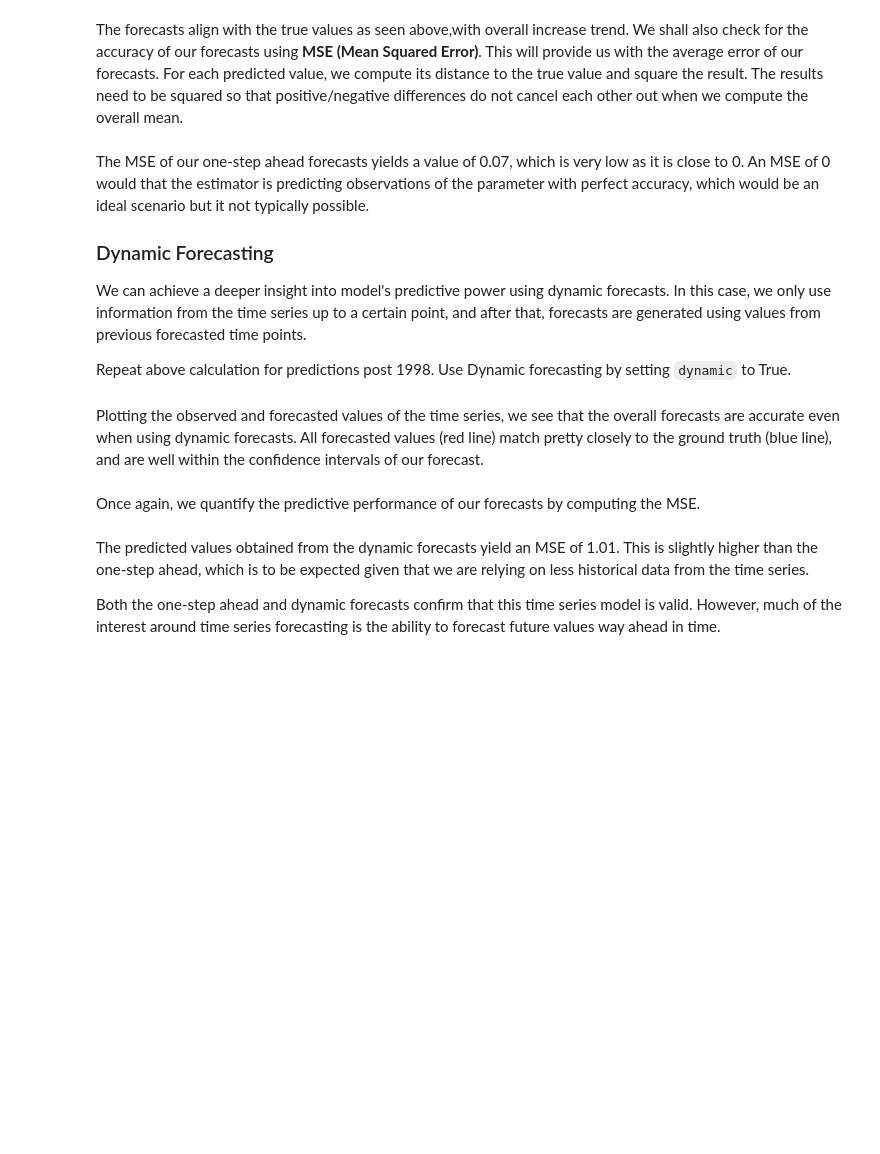
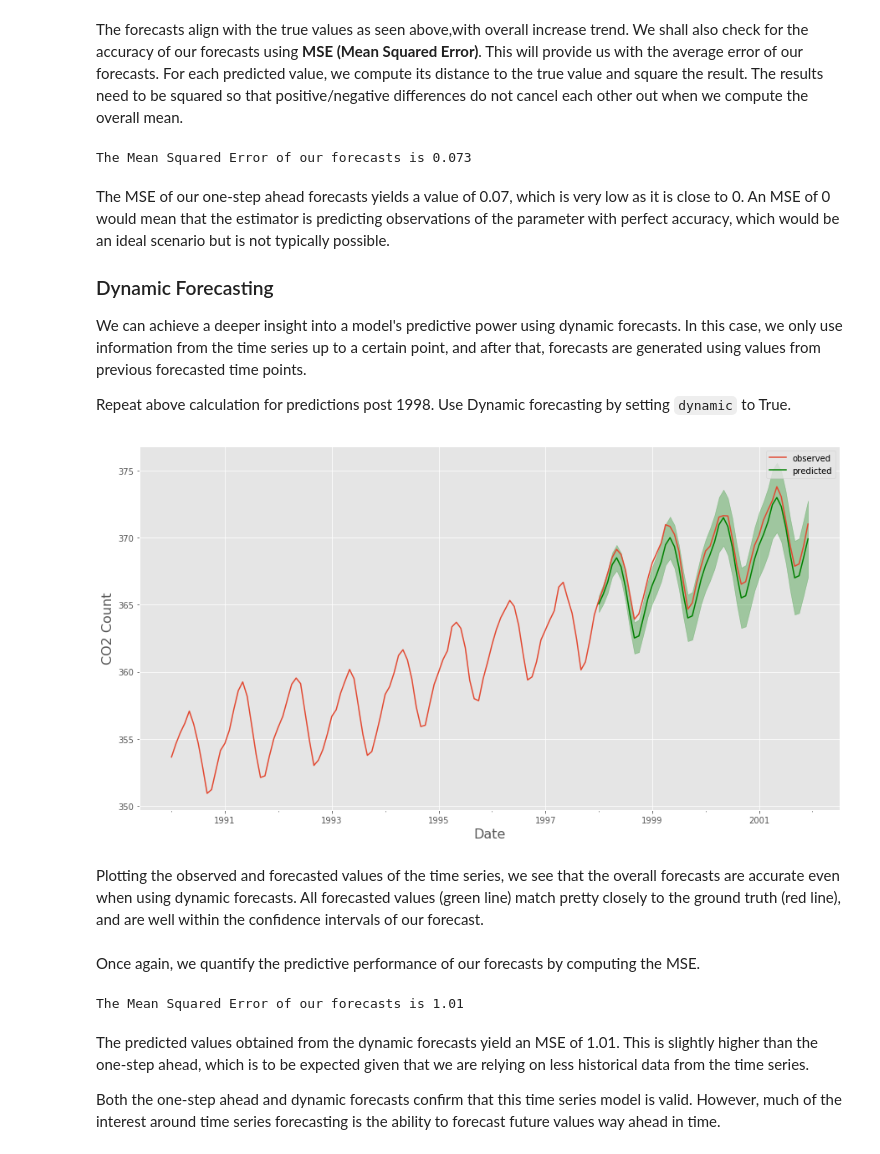
Before and after one commit to magnawhale/dsc-sarima-models-lab-online-ds-ft-051319, a Jupyter notebook: index.ipynb, the cells around one changed output. Drawn from its saved outputs; the diff is of its cells as text; code cells hidden in the pictures; blank space fills up the shorter version.

```diff
--- a/index.ipynb
+++ b/index.ipynb
@@ -333,26 +329,49 @@ plt.legend();
 The forecasts align with the true values  as seen above,with overall increase trend. We shall also check for the accuracy of our forecasts using  **MSE (Mean Squared Error)**. This will provide us with the average error of our forecasts. For each predicted value, we compute its distance to the true value and square the result. The results need to be squared so that positive/negative differences do not cancel each other out when we compute the overall mean.
 # %%
 # Get the Real and predicted values
-CO2_forecasted = None
-CO2_truth = None
+CO2_forecasted = prediction.predicted_mean
+CO2_truth = CO2['1998':]
 
 # Compute the mean square error
-mse = None
+from sklearn.metrics import mean_squared_error
+mse = mean_squared_error(CO2_truth, CO2_forecasted)
 
-#print('The Mean Squared Error of our forecasts is {}'.format(round(mse, 2)))
-
-# The Mean Squared Error of our forecasts is 0.07
+print(f'The Mean Squared Error of our forecasts is {round(mse, 3)}')
+# The Mean Squared Error of our forecasts is 0.073
+# %% [output]
+The Mean Squared Error of our forecasts is 0.073
 # %% [markdown]
-The MSE of our one-step ahead forecasts yields a value of 0.07, which is very low as it is close to 0. An MSE of 0 would that the estimator is predicting observations of the parameter with perfect accuracy, which would be an ideal scenario but it not typically possible.
+The MSE of our one-step ahead forecasts yields a value of 0.07, which is very low as it is close to 0. An MSE of 0 would mean that the estimator is predicting observations of the parameter with perfect accuracy, which would be an ideal scenario but is not typically possible.
 
 ### Dynamic Forecasting
 
-We can achieve a deeper insight into model's predictive power using dynamic forecasts. In this case, we only use information from the time series up to a certain point, and after that, forecasts are generated using values from previous forecasted time points.
+We can achieve a deeper insight into a model's predictive power using dynamic forecasts. In this case, we only use information from the time series up to a certain point, and after that, forecasts are generated using values from previous forecasted time points.
 
 Repeat above calculation for predictions post 1998. Use Dynamic forecasting by setting `dynamic` to True.
 # %%
 # Get dynamic predictions with confidence intervals as above.
-pred_dynamic = None
-pred_dynamic_conf = None
+pred_dynamic = res_SARIMAX.get_prediction(start=pd.to_datetime('1998-01-01'), dynamic=True)
+pred_dynamic_conf = pred_dynamic.conf_int()
+# %%
+# Plot the dynamic forecast with confidence intervals as above
+rcParams['figure.figsize'] = 15, 8
+
+# Plot observed values
+CO2['1990':].plot(label='observed')
+
+# Plot predicted values
+pred_dynamic.predicted_mean.plot(color='g', label='predicted')
+
+# Plot the range for confidence intervals
+plt.fill_between(pred_dynamic_conf.index,
+                pred_dynamic_conf.iloc[:, 0],
+                pred_dynamic_conf.iloc[:, 1], color='g', alpha=.3)
+
+# Set axes labels
+plt.xlabel('Date', fontsize=16)
+plt.ylabel('CO2 Count', fontsize=16)
+plt.legend();
+# %% [output]
+[figure, added]
 # %% [markdown]
-Plotting the observed and forecasted values of the time series, we see that the overall forecasts are accurate even when using dynamic forecasts. All forecasted values (red line) match pretty closely to the ground truth (blue line), and are well within the confidence intervals of our forecast.
+Plotting the observed and forecasted values of the time series, we see that the overall forecasts are accurate even when using dynamic forecasts. All forecasted values (green line) match pretty closely to the ground truth (red line), and are well within the confidence intervals of our forecast.
@@ -362,14 +379,15 @@ Plotting the observed and forecasted values of the time series, we see that the
 Once again, we quantify the predictive performance of our forecasts by computing the MSE.
 # %%
 # Extract the predicted and true values of our time series
-CO2_forecasted = None
-CO2_truth = None
+CO2_forecasted = pred_dynamic.predicted_mean
+CO2_truth = CO2['1998':]
 
 # Compute the mean square error
-mse = None
-# print('The Mean Squared Error of our forecasts is {}'.format(round(mse, 2)))
-
+mse = mean_squared_error(CO2_truth, CO2_forecasted)
+print('The Mean Squared Error of our forecasts is {}'.format(round(mse, 3)))
 # The Mean Squared Error of our forecasts is 1.01
+# %% [output]
+The Mean Squared Error of our forecasts is 1.01
 # %% [markdown]
 The predicted values obtained from the dynamic forecasts yield an MSE of 1.01. This is slightly higher than the one-step ahead, which is to be expected given that we are relying on less historical data from the time series.
 
```
Also changed, not shown: parts of 11 cells of this notebook.
